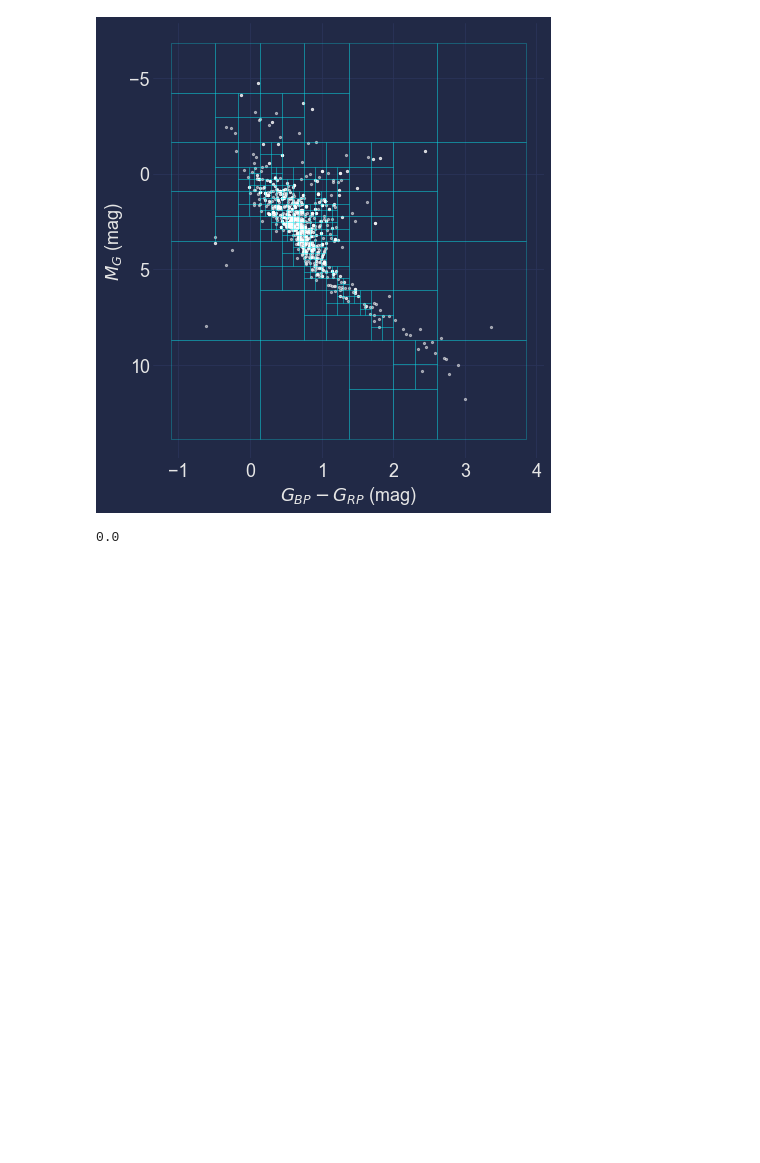
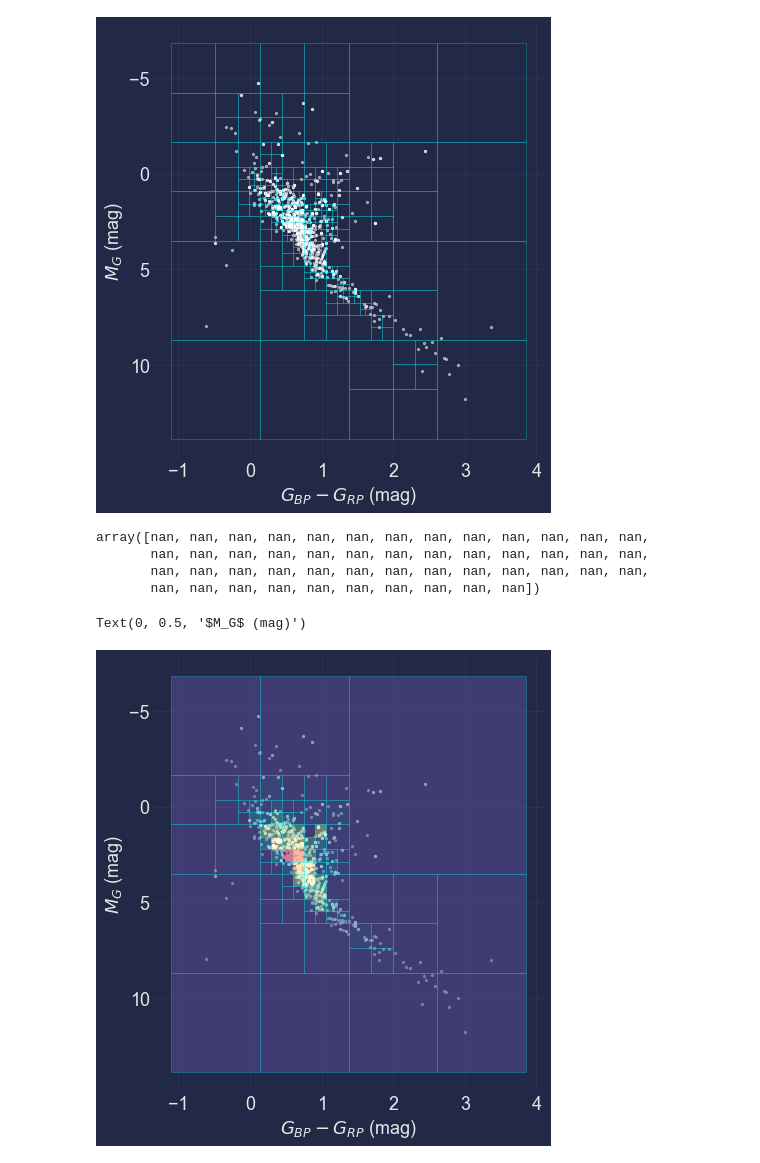
Before and after one commit to jradavenport/EBHRD, a Jupyter notebook: notebooks/QT_explore.ipynb, the cells around one changed output. Saved outputs shown, nothing was run; the diff lists cells and outputs as text; code cells hidden in the pictures; blank space fills up the shorter version.

```diff
--- a/notebooks/QT_explore.ipynb
+++ b/notebooks/QT_explore.ipynb
@@ -351,7 +359,36 @@ Text(0, 0.5, '$M_G$ (mag)')
 # %%
 # lets make sure, if we go and COUNT the stars themselves, we get the same number of counts again!
 num2 = QTcount(x,y,xmin, xmax, ymin, ymax)
-# %%
-sum(num2 - num)
-# %% [output]
-0.0
+# %%
+clr
+# %% [output]
+array([nan, nan, nan, nan, nan, nan, nan, nan, nan, nan, nan, nan, nan,
+       nan, nan, nan, nan, nan, nan, nan, nan, nan, nan, nan, nan, nan,
+       nan, nan, nan, nan, nan, nan, nan, nan, nan, nan, nan, nan, nan,
+       nan, nan, nan, nan, nan, nan, nan, nan, nan, nan])
+# %%
+x = EHow['bp_rp'][Eok]
+y = EHow['phot_g_mean_mag'][Eok] - 5. * np.log10(1000./EHow['parallax'][Eok]) + 5
+
+num, xmin, xmax, ymin, ymax = QThist(x,y, N=5, thresh=15, density=True)
+
+fig = plt.figure(figsize=(7,8))
+ax = fig.add_subplot(111)
+plt.scatter(x,y, c='w', s=5, alpha=0.5)
+CMAP = plt.cm.Spectral_r
+
+# num = 10**num)
+# scale SCORE to [0,1] for color codes
+clr = (num - np.nanmin(num)) / (np.nanmax(num) - np.nanmin(num))
+
+for k in range(len(num)):
+    ax.add_patch(plt.Rectangle((xmin[k], ymin[k]), xmax[k]-xmin[k], ymax[k]-ymin[k],
+                               fc =CMAP(clr[k]), ec='C0', lw=0.5, alpha=0.5))
+
+plt.gca().invert_yaxis()
+
+plt.xlabel('$G_{BP} - G_{RP}$ (mag)')
+plt.ylabel('$M_G$ (mag)')
+# %% [output]
+Text(0, 0.5, '$M_G$ (mag)')
+[figure, added]
```
Also changed, not shown: parts of 3 cells of this notebook, 2 other files.
